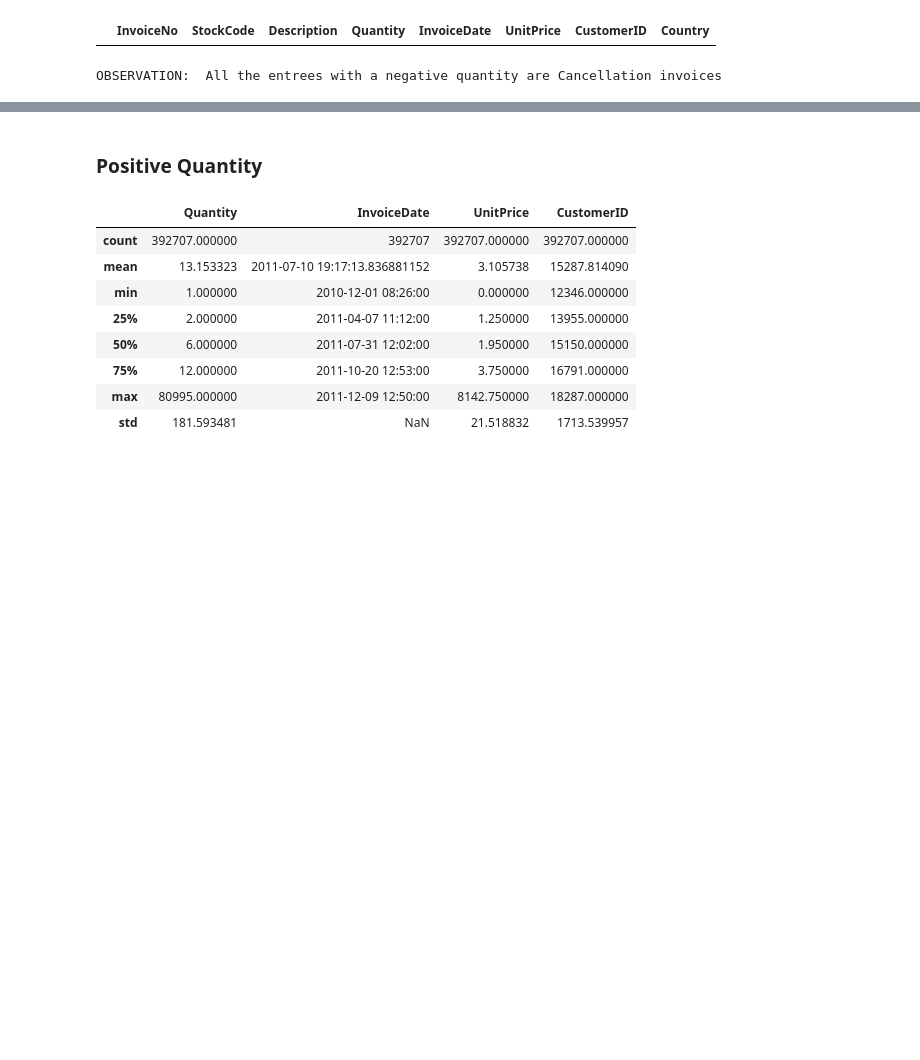
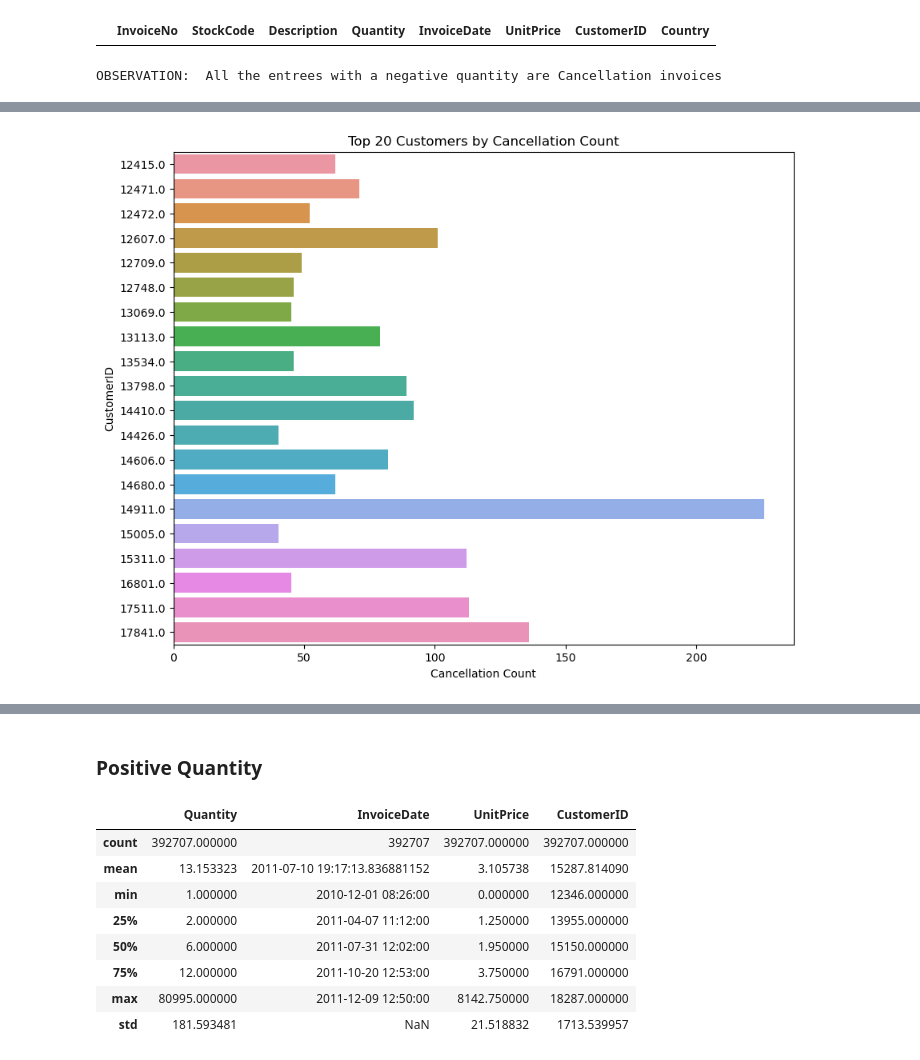
Before and after one commit to shubhjadhav/Customer-Segmentation, a Jupyter notebook: Code/customer-segmentation.ipynb, the cells around one changed output, grey strips where cells are left out. Drawn from its saved outputs; the diff is of its cells as text; code cells hidden in the pictures; blank space fills up the shorter version.

```diff
--- a/Code/customer-segmentation.ipynb
+++ b/Code/customer-segmentation.ipynb
@@ -424,0 +496,5 @@ OBSERVATION:  All the entrees with a negative quantity are Cancellation invoices
+# %%
+# Customer Analysis
+customer_analysis = cancelled_orders.groupby('CustomerID').size().reset_index(name='CancellationCount')
+print("Customer Analysis:")
+print(customer_analysis)
@@ -424,0 +517,12 @@ OBSERVATION:  All the entrees with a negative quantity are Cancellation invoices
+# %%
+top_customers = customer_analysis.sort_values(by='CancellationCount', ascending=False).head(20)
+
+# Visualize Top 20 Customers with horizontal bar chart
+plt.figure(figsize=(10, 8))
+sns.barplot(y='CustomerID', x='CancellationCount', data=top_customers, orient='h')
+plt.title('Top 20 Customers by Cancellation Count')
+plt.xlabel('Cancellation Count')
+plt.ylabel('CustomerID')
+plt.show()
+# %% [output]
+[figure, added]
```
Also changed, not shown: parts of 13 cells of this notebook.
